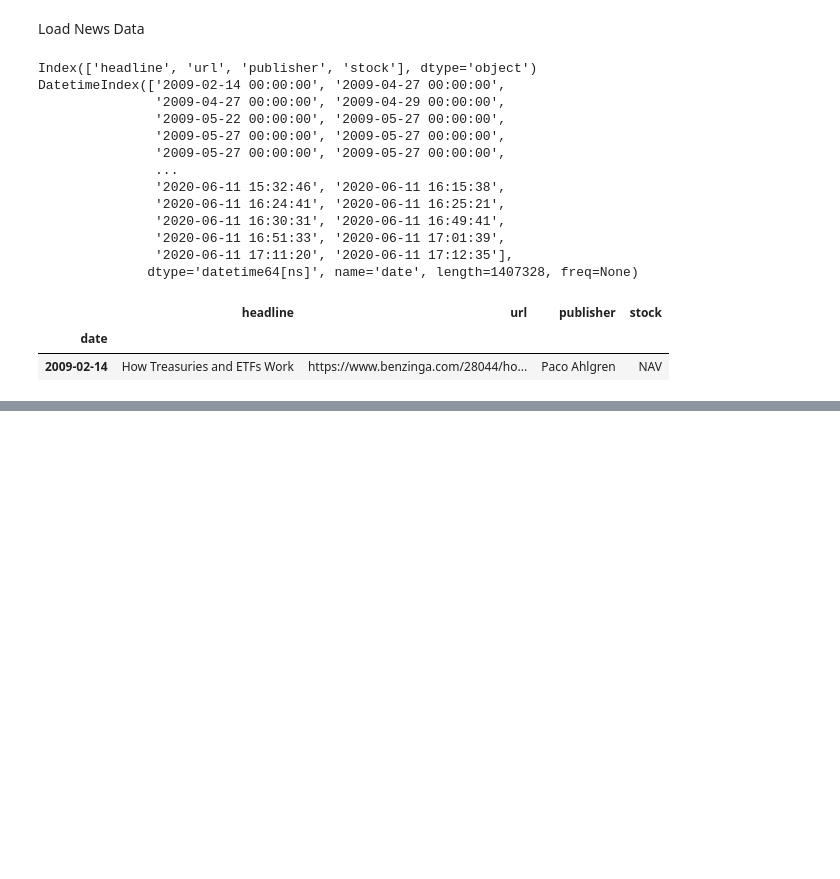
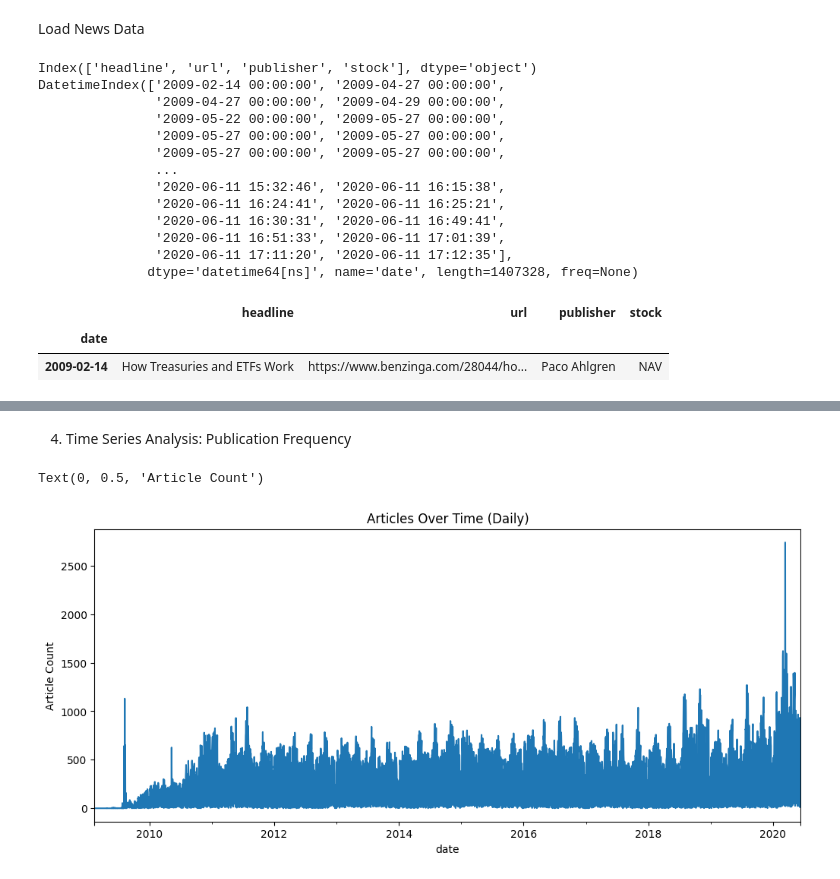
Before and after one commit to tnsay/week1StockPriceDataAnalysis, a Jupyter notebook: notebooks/eda_analysis.ipynb, the cells around one changed output, grey strips where cells are left out. Saved outputs shown, nothing was run; the diff lists cells and outputs as text; code cells hidden in the pictures; blank space fills up the shorter version.

```diff
--- a/notebooks/eda_analysis.ipynb
+++ b/notebooks/eda_analysis.ipynb
@@ -47,0 +82,8 @@ DatetimeIndex(['2009-02-14 00:00:00', '2009-04-27 00:00:00',
+# %% [markdown]
+4. Time Series Analysis: Publication Frequency
+# %%
+df.resample('D').size().plot(figsize=(12, 5), title='Articles Over Time (Daily)')
+plt.ylabel('Article Count')
+# %% [output]
+Text(0, 0.5, 'Article Count')
+[figure, added]
```
Also changed, not shown: parts of 11 cells of this notebook.
